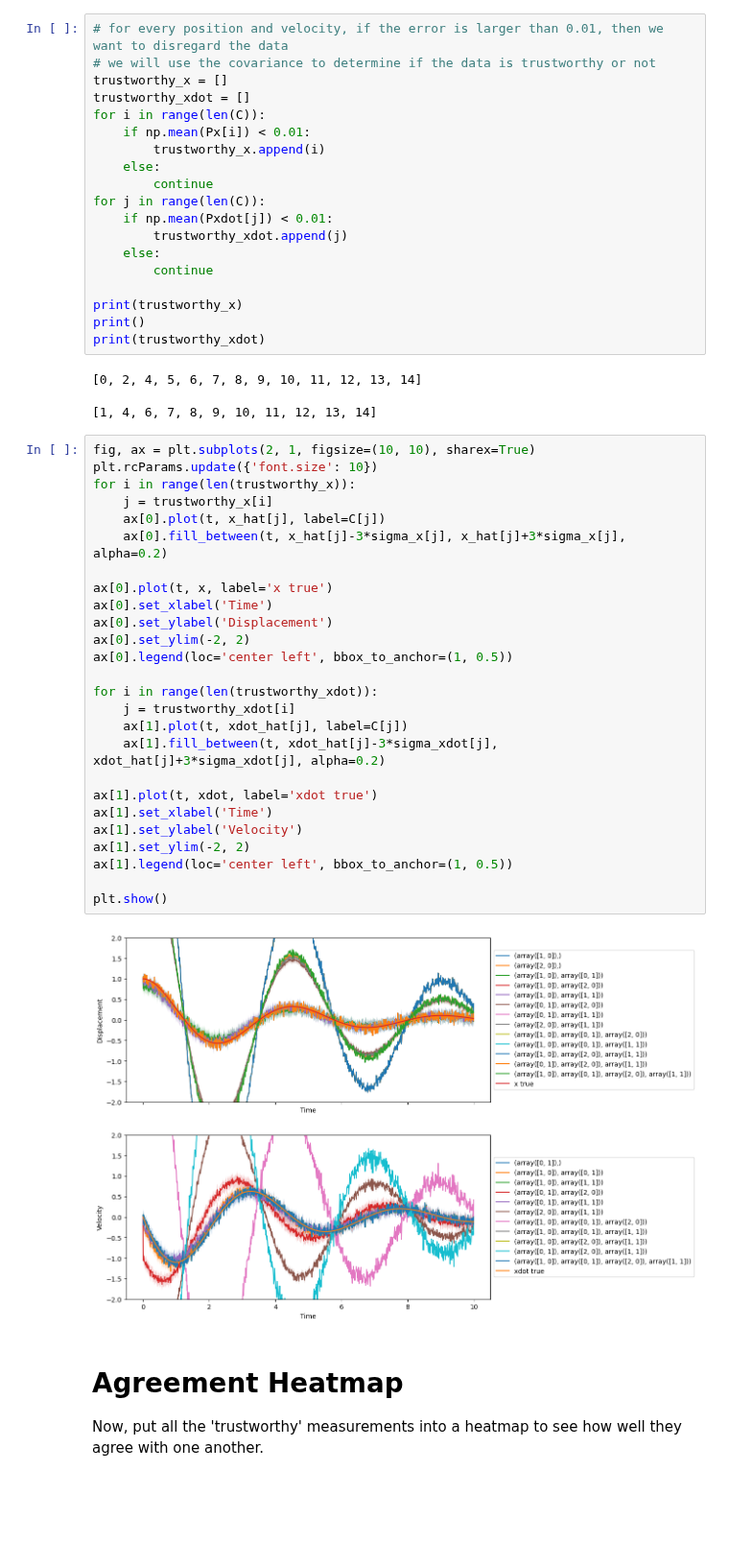
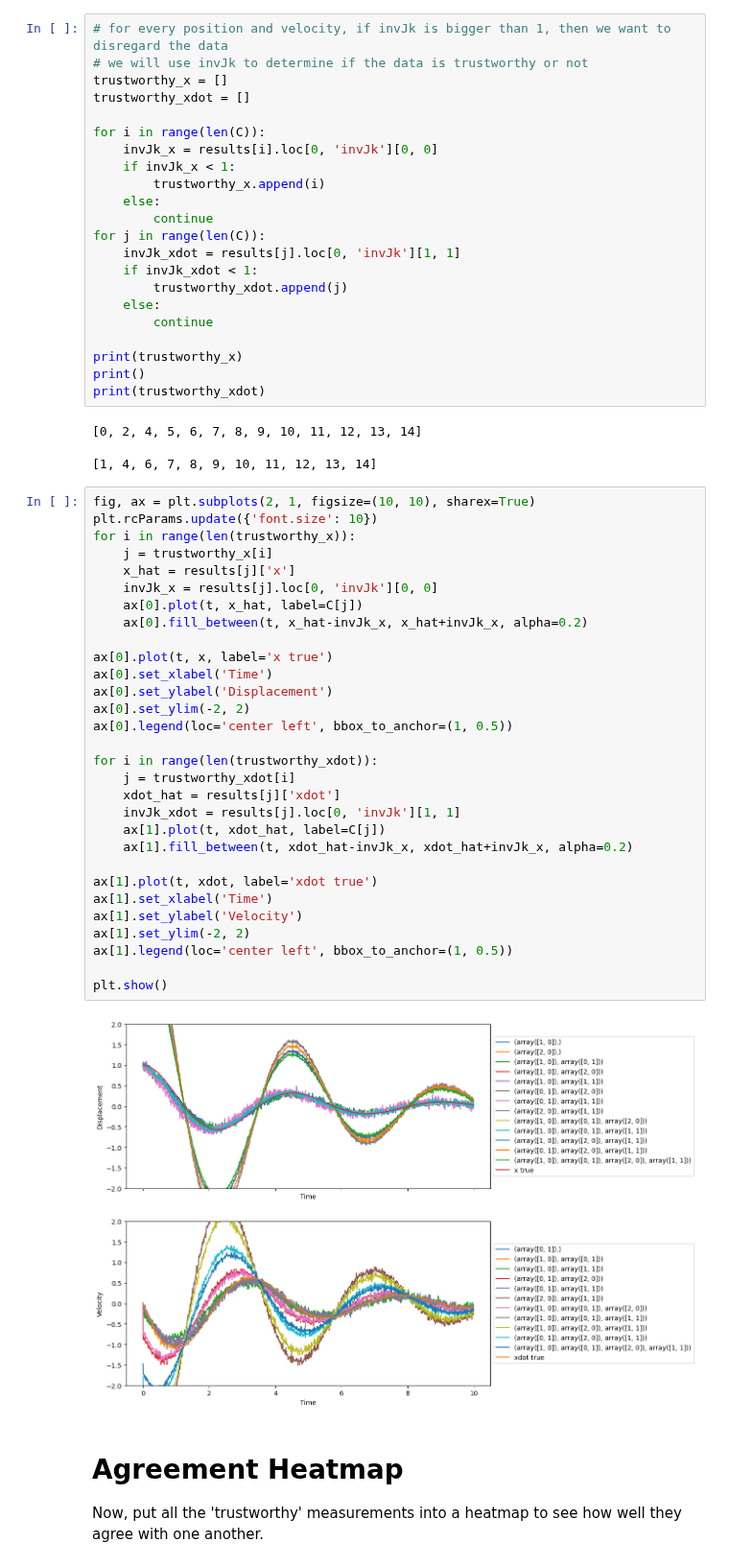
Before and after one commit to jadenmecham/First-Project, a Jupyter notebook: 3 - Sort All Combos/floris-adapted/springmass-sort.ipynb, the cells around one changed output. Shown at 96% size. Saved outputs shown, nothing was run; the diff lists cells and outputs as text; blank space fills up the shorter version.

```diff
--- a/3 - Sort All Combos/floris-adapted/springmass-sort.ipynb
+++ b/3 - Sort All Combos/floris-adapted/springmass-sort.ipynb
@@ -402,17 +401,20 @@ NameError: name 'sigma_x' is not defined
 
 Now, I will try and disregard a sensor if the error in the sensor is large.
 # %%
-# for every position and velocity, if the error is larger than 0.01, then we want to disregard the data
-# we will use the covariance to determine if the data is trustworthy or not
+# for every position and velocity, if invJk is bigger than 1, then we want to disregard the data
+# we will use invJk to determine if the data is trustworthy or not
 trustworthy_x = []
 trustworthy_xdot = []
+
 for i in range(len(C)):
-    if np.mean(Px[i]) < 0.01:
+    invJk_x = results[i].loc[0, 'invJk'][0, 0]
+    if invJk_x < 1:
         trustworthy_x.append(i)
     else:
         continue
 for j in range(len(C)):
-    if np.mean(Pxdot[j]) < 0.01:
+    invJk_xdot = results[j].loc[0, 'invJk'][1, 1]
+    if invJk_xdot < 1:
         trustworthy_xdot.append(j)
     else:
         continue
@@ -427,31 +429,35 @@ print(trustworthy_xdot)
 # %%
 fig, ax = plt.subplots(2, 1, figsize=(10, 10), sharex=True)
 plt.rcParams.update({'font.size': 10})
 for i in range(len(trustworthy_x)):
     j = trustworthy_x[i]
-    ax[0].plot(t, x_hat[j], label=C[j])
-    ax[0].fill_between(t, x_hat[j]-3*sigma_x[j], x_hat[j]+3*sigma_x[j], alpha=0.2)
+    x_hat = results[j]['x']
+    invJk_x = results[j].loc[0, 'invJk'][0, 0]
+    ax[0].plot(t, x_hat, label=C[j])
+    ax[0].fill_between(t, x_hat-invJk_x, x_hat+invJk_x, alpha=0.2)
 
 ax[0].plot(t, x, label='x true')
 ax[0].set_xlabel('Time')
 ax[0].set_ylabel('Displacement')
 ax[0].set_ylim(-2, 2)
 ax[0].legend(loc='center left', bbox_to_anchor=(1, 0.5))
 
 for i in range(len(trustworthy_xdot)):
     j = trustworthy_xdot[i]
-    ax[1].plot(t, xdot_hat[j], label=C[j])
-    ax[1].fill_between(t, xdot_hat[j]-3*sigma_xdot[j], xdot_hat[j]+3*sigma_xdot[j], alpha=0.2)
+    xdot_hat = results[j]['xdot']
+    invJk_xdot = results[j].loc[0, 'invJk'][1, 1]
+    ax[1].plot(t, xdot_hat, label=C[j])
+    ax[1].fill_between(t, xdot_hat-invJk_x, xdot_hat+invJk_x, alpha=0.2)
 
 ax[1].plot(t, xdot, label='xdot true')
 ax[1].set_xlabel('Time')
 ax[1].set_ylabel('Velocity')
 ax[1].set_ylim(-2, 2)
 ax[1].legend(loc='center left', bbox_to_anchor=(1, 0.5))
 
 plt.show()
 # %% [output]
-[figure, old version]
+[figure, new version]
 # %% [markdown]
 # Agreement Heatmap
 Now, put all the 'trustworthy' measurements into a heatmap to see how well they agree with one another.
```
Also changed, not shown: parts of 5 cells of this notebook.
